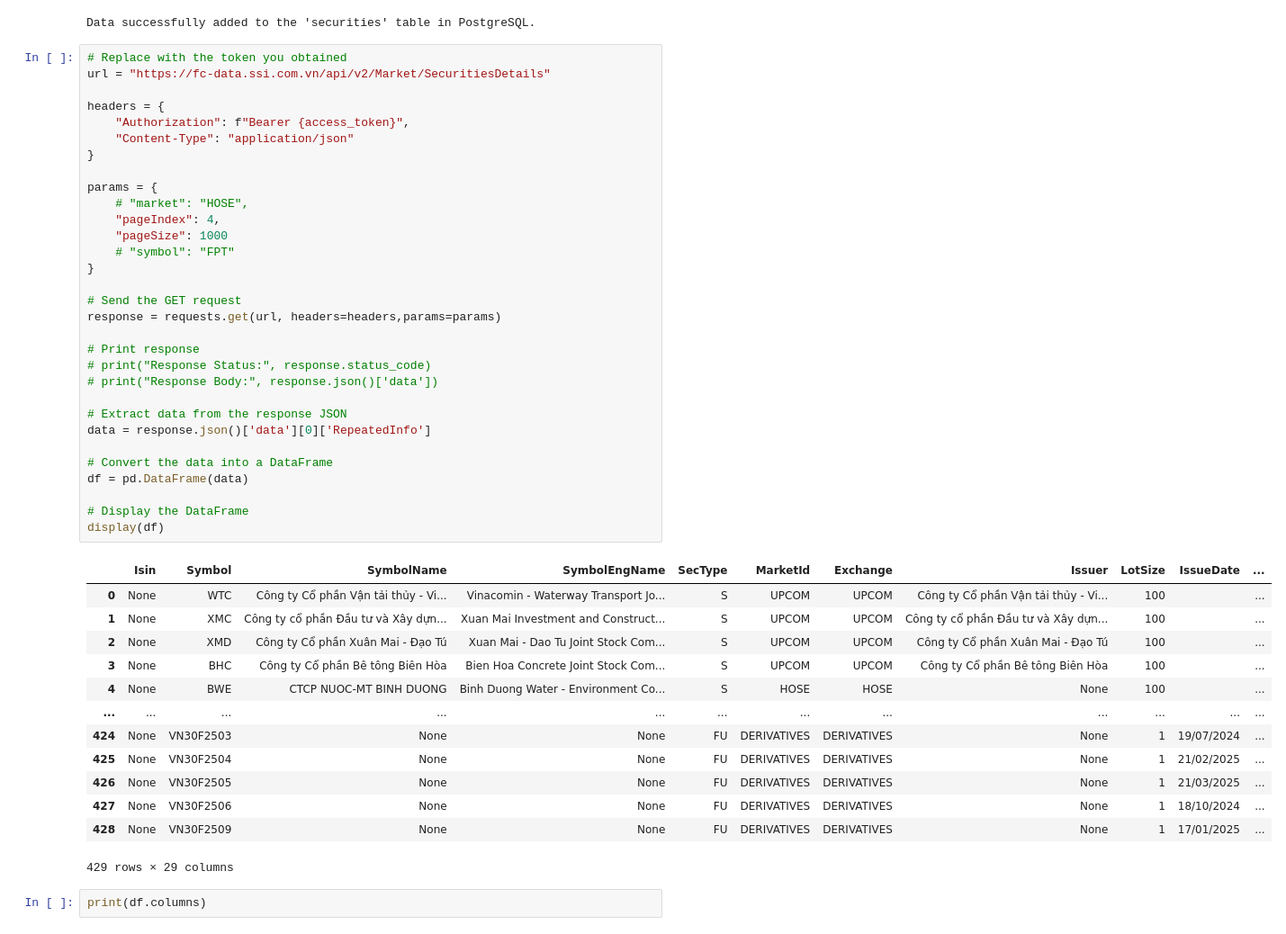
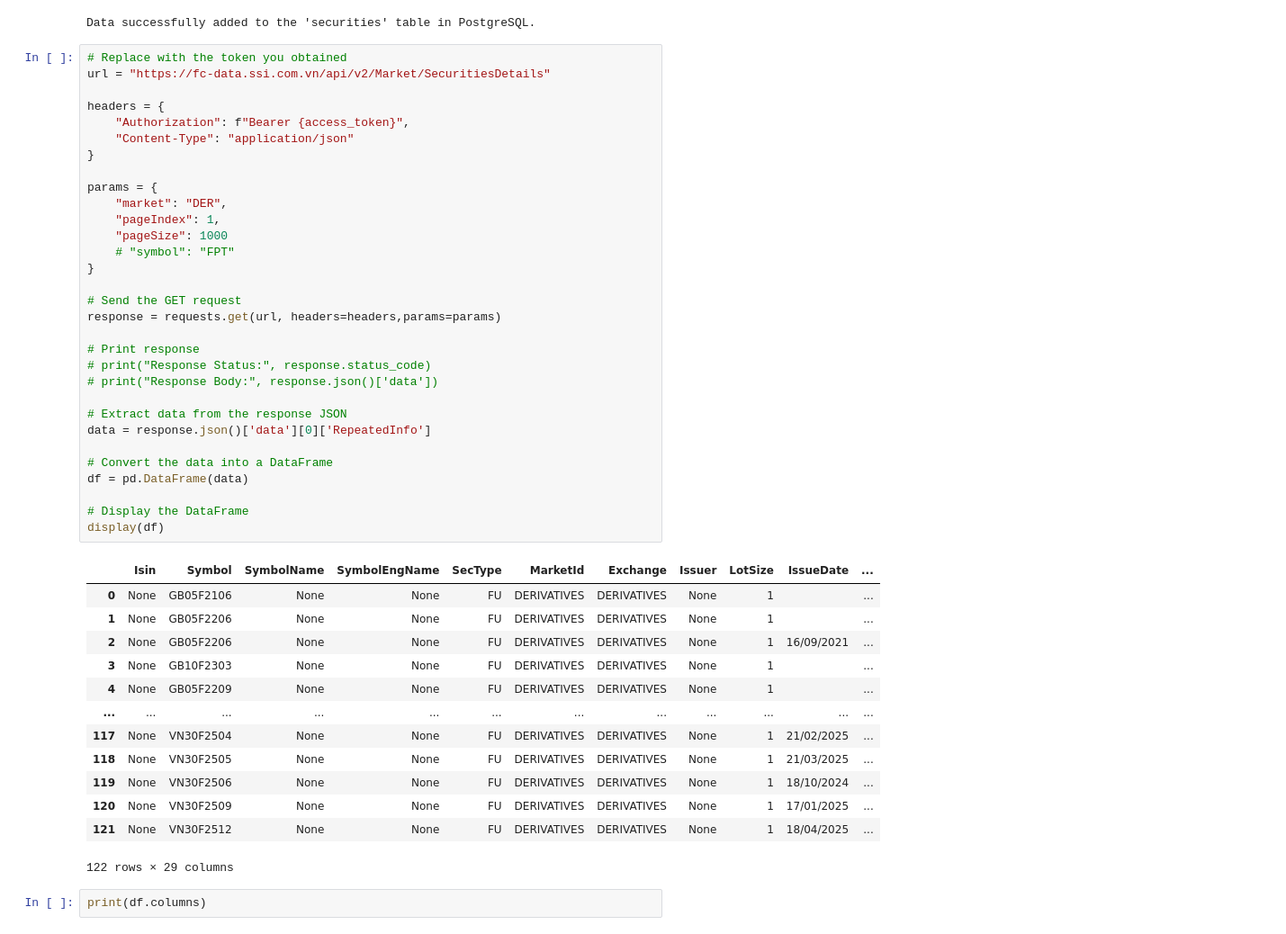
Before and after one commit to lequan44/Coding, a Jupyter notebook: ssi-api/ssi-api.ipynb, the cells around one changed output. Shown at 90% size. Cells and saved outputs as stored; diff of their text form.

```diff
--- a/ssi-api/ssi-api.ipynb
+++ b/ssi-api/ssi-api.ipynb
@@ -121,47 +121,47 @@ Data successfully added to the 'securities' table in PostgreSQL.
 # Replace with the token you obtained
 url = "https://fc-data.ssi.com.vn/api/v2/Market/SecuritiesDetails"
 
 headers = {
     "Authorization": f"Bearer {access_token}",
     "Content-Type": "application/json"
 }
 
 params = {
-    # "market": "HOSE",
-    "pageIndex": 4,
+    "market": "DER",
+    "pageIndex": 1,
     "pageSize": 1000
     # "symbol": "FPT"
 }
 
 # Send the GET request
 response = requests.get(url, headers=headers,params=params)
 
 # Print response
 # print("Response Status:", response.status_code)
 # print("Response Body:", response.json()['data'])
 
 # Extract data from the response JSON
 data = response.json()['data'][0]['RepeatedInfo']
 
 # Convert the data into a DataFrame
 df = pd.DataFrame(data)
 
 # Display the DataFrame
 display(df)
 # %% [output]
 |  | Isin | Symbol | SymbolName | SymbolEngName | SecType | MarketId | Exchange | Issuer | LotSize | IssueDate | ... |
-| 0 | None | WTC | Công ty Cổ phần Vận tải thủy - Vi... | Vinacomin - Waterway Transport Jo... | S | UPCOM | UPCOM | Công ty Cổ phần Vận tải thủy - Vi... | 100 |  | ... |
-| 1 | None | XMC | Công ty cổ phần Đầu tư và Xây dựn... | Xuan Mai Investment and Construct... | S | UPCOM | UPCOM | Công ty cổ phần Đầu tư và Xây dựn... | 100 |  | ... |
-| 2 | None | XMD | Công ty Cổ phần Xuân Mai - Đạo Tú | Xuan Mai - Dao Tu Joint Stock Com... | S | UPCOM | UPCOM | Công ty Cổ phần Xuân Mai - Đạo Tú | 100 |  | ... |
-| 3 | None | BHC | Công ty Cổ phần Bê tông Biên Hòa | Bien Hoa Concrete Joint Stock Com... | S | UPCOM | UPCOM | Công ty Cổ phần Bê tông Biên Hòa | 100 |  | ... |
-| 4 | None | BWE | CTCP NUOC-MT BINH DUONG | Binh Duong Water - Environment Co... | S | HOSE | HOSE | None | 100 |  | ... |
+| 0 | None | GB05F2106 | None | None | FU | DERIVATIVES | DERIVATIVES | None | 1 |  | ... |
+| 1 | None | GB05F2206 | None | None | FU | DERIVATIVES | DERIVATIVES | None | 1 |  | ... |
+| 2 | None | GB05F2206 | None | None | FU | DERIVATIVES | DERIVATIVES | None | 1 | 16/09/2021 | ... |
+| 3 | None | GB10F2303 | None | None | FU | DERIVATIVES | DERIVATIVES | None | 1 |  | ... |
+| 4 | None | GB05F2209 | None | None | FU | DERIVATIVES | DERIVATIVES | None | 1 |  | ... |
 | ... | ... | ... | ... | ... | ... | ... | ... | ... | ... | ... | ... |
-| 424 | None | VN30F2503 | None | None | FU | DERIVATIVES | DERIVATIVES | None | 1 | 19/07/2024 | ... |
-| 425 | None | VN30F2504 | None | None | FU | DERIVATIVES | DERIVATIVES | None | 1 | 21/02/2025 | ... |
-| 426 | None | VN30F2505 | None | None | FU | DERIVATIVES | DERIVATIVES | None | 1 | 21/03/2025 | ... |
-| 427 | None | VN30F2506 | None | None | FU | DERIVATIVES | DERIVATIVES | None | 1 | 18/10/2024 | ... |
-| 428 | None | VN30F2509 | None | None | FU | DERIVATIVES | DERIVATIVES | None | 1 | 17/01/2025 | ... |
+| 117 | None | VN30F2504 | None | None | FU | DERIVATIVES | DERIVATIVES | None | 1 | 21/02/2025 | ... |
+| 118 | None | VN30F2505 | None | None | FU | DERIVATIVES | DERIVATIVES | None | 1 | 21/03/2025 | ... |
+| 119 | None | VN30F2506 | None | None | FU | DERIVATIVES | DERIVATIVES | None | 1 | 18/10/2024 | ... |
+| 120 | None | VN30F2509 | None | None | FU | DERIVATIVES | DERIVATIVES | None | 1 | 17/01/2025 | ... |
+| 121 | None | VN30F2512 | None | None | FU | DERIVATIVES | DERIVATIVES | None | 1 | 18/04/2025 | ... |
-429 rows × 29 columns
+122 rows × 29 columns
 # %%
 print(df.columns)
 # %% [output]
```
Also changed, not shown: parts of 1 cell of this notebook.
